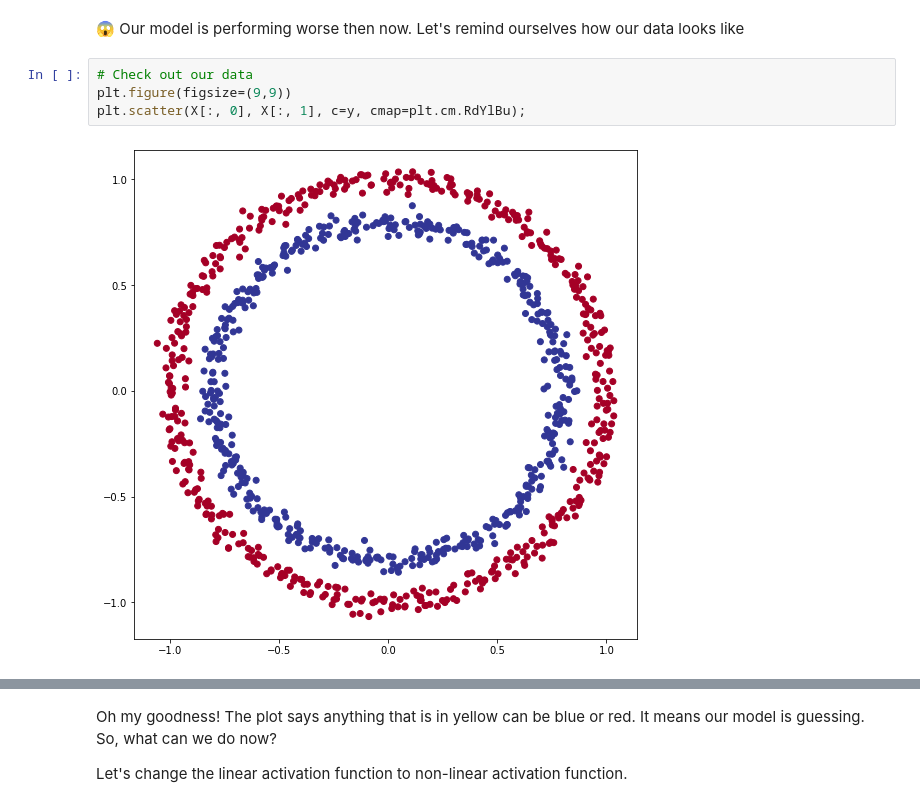
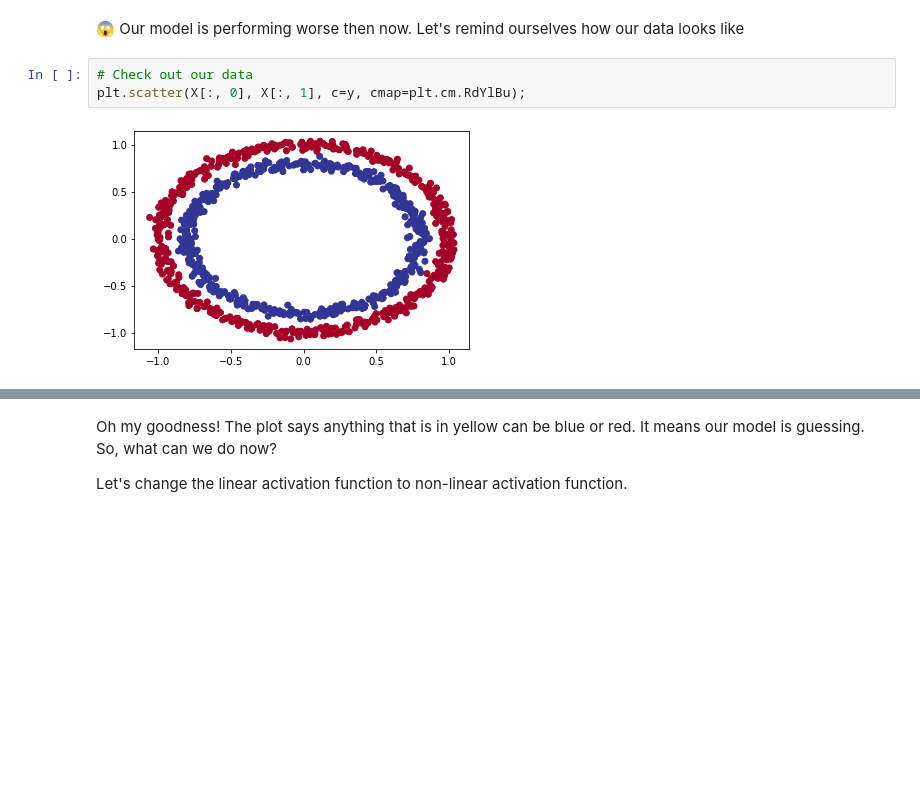
Before and after one commit to ShahZebYousafzai/Deep-Learning-Basics, a Jupyter notebook: 3_Neural_Network_Classification.ipynb, the cells around one changed output, grey strips where cells are left out. Drawn from its saved outputs; the diff is of its cells as text; blank space fills up the shorter version.

```diff
--- a/3_Neural_Network_Classification.ipynb
+++ b/3_Neural_Network_Classification.ipynb
@@ -523,10 +521,9 @@ Epoch 100/100
 😱 Our model is performing worse then now. Let's remind ourselves how our data looks like
 # %%
 # Check out our data
-plt.figure(figsize=(9,9))
 plt.scatter(X[:, 0], X[:, 1], c=y, cmap=plt.cm.RdYlBu);
 # %% [output]
-[figure, old version]
+[figure, new version]
 # %%
 # Check the dicision boundary for our latest model
 plot_decision_boundary(model=model_5,
```
Also changed, not shown: parts of 38 cells of this notebook.
